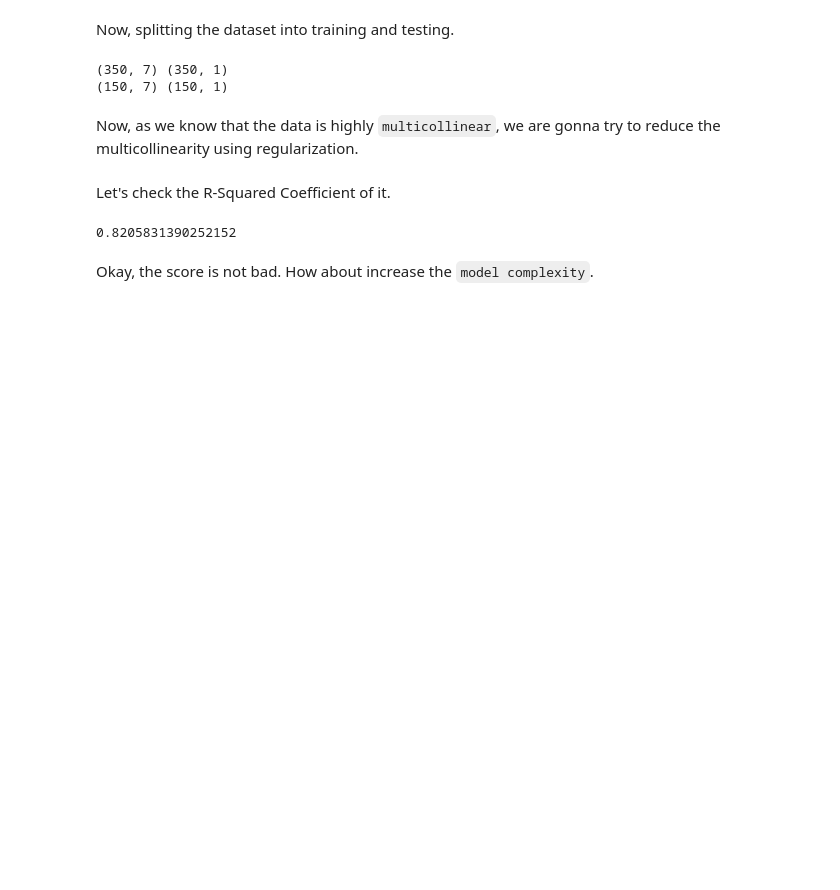
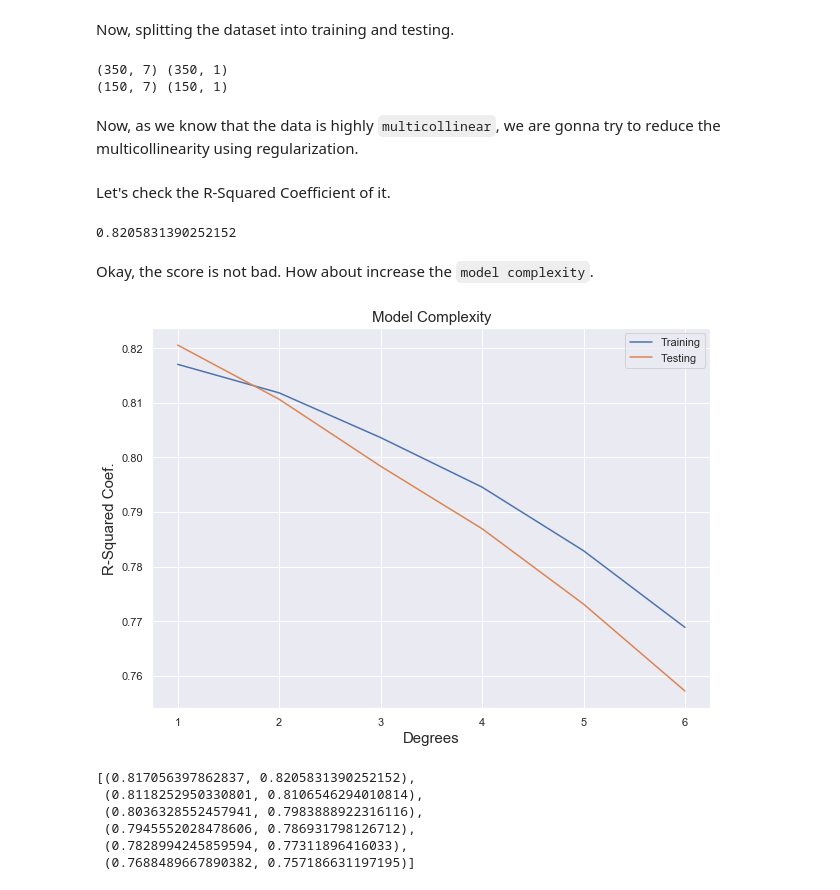
Before and after one commit to hamzanasirr/Predicting-Graduate-Admissions-using-Machine-Learning-in-Python, a Jupyter notebook: predicting_admissions.ipynb, the cells around one changed output. Cells and saved outputs as stored; diff of their text form; code cells hidden in the pictures; blank space fills up the shorter version.

Commit message:
Checked model complexity on LassoCV

```diff
--- a/predicting_admissions.ipynb
+++ b/predicting_admissions.ipynb
@@ -482,0 +485,35 @@
+# %%
+# Checking the degree of polynomial from 1 to 6
+train_r2_scores = []
+test_r2_scores = []
+for degree in range(1, 7):
+    # Converting the features to polynomial
+    model_poly = PolynomialFeatures(degree=degree)
+    xtrain_poly, xtest_poly = model_poly.fit_transform(xtrain), model_poly.fit_transform(xtest)
+
+    # Initializing LassoCV
+    model_lasso = LassoCV(random_state=42, n_jobs=4)
+    model_lasso.fit(xtrain_poly, ytrain)
+
+    # Getting the training score in the list
+    train_r2_scores.append(r2_score(ytrain, model_lasso.predict(xtrain_poly)))
+    test_r2_scores.append(r2_score(ytest, model_lasso.predict(xtest_poly)))
+# %%
+plt.figure(figsize=(10, 7))
+sns.lineplot(x=range(1, 7), y=train_r2_scores, label='Training')
+sns.lineplot(x=range(1, 7), y=test_r2_scores, label='Testing')
+plt.xlabel('Degrees', fontsize=15)
+plt.ylabel('R-Squared Coef.', fontsize=15)
+plt.title('Model Complexity', fontsize=15)
+plt.show()
+# %% [output]
+[figure, added]
+# %%
+list(zip(train_r2_scores, test_r2_scores))
+# %% [output]
+[(0.817056397862837, 0.8205831390252152),
+ (0.8118252950330801, 0.8106546294010814),
+ (0.8036328552457941, 0.7983888922316116),
+ (0.7945552028478606, 0.786931798126712),
+ (0.7828994245859594, 0.77311896416033),
+ (0.7688489667890382, 0.757186631197195)]
```
Also changed, not shown: parts of 1 cell of this notebook.
